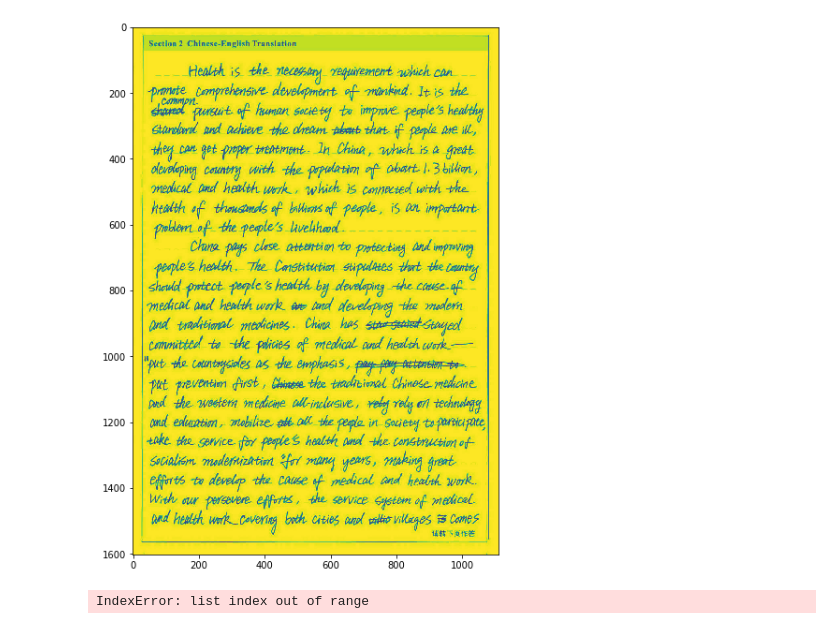
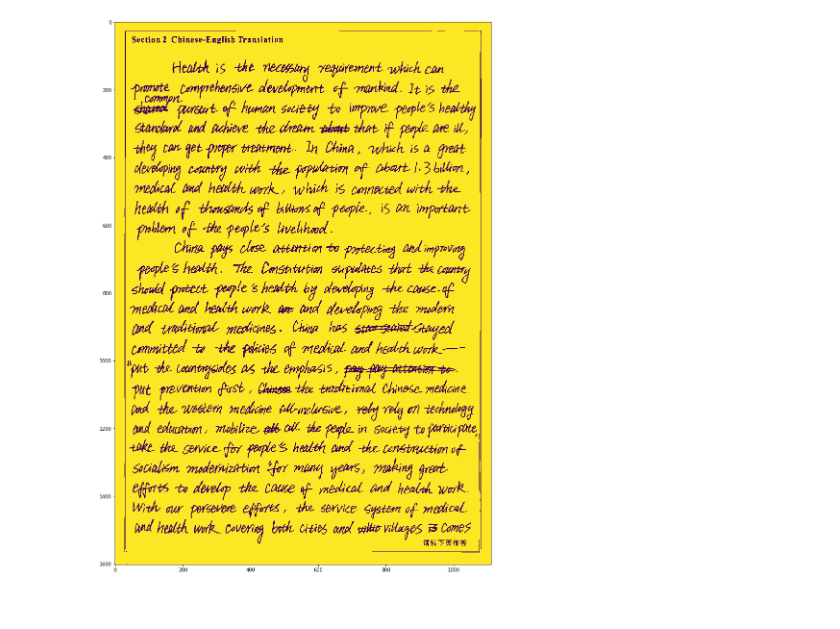
Before and after one commit to lcukerd/Papvassiliou, a Jupyter notebook: Implementation.ipynb, the cells around one changed output. Cells and saved outputs as stored; diff of their text form; code cells hidden in the pictures.

```diff
--- a/Implementation.ipynb
+++ b/Implementation.ipynb
@@ -5,7 +4,7 @@ import math
 from matplotlib import pyplot as plt
 from pylab import rcParams
 # %%
-rcParams['figure.figsize'] = 7,14
+rcParams['figure.figsize'] = 14,28
 # %%
 from ImageHandler import *
 from ImageProcessing import *
@@ -13,12 +12,7 @@ from Processing import *
 # %%
 image = loadImage('Test-data/050200074.jpg');
 (h, w) = np.shape(image);
+_, image = cv.threshold(image,0,255,cv.THRESH_BINARY+cv.THRESH_OTSU)
 plt.imshow(image);
 # %% [output]
-[figure, old version]
+[figure, new version]
-# %%
-width = int (0.05 * w);
-SPR = getSPR(image, width, 5);
-print (SPR);
-# %% [output]
-IndexError: list index out of range
```
Also changed, not shown: parts of 10 cells of this notebook, 4 other files.
